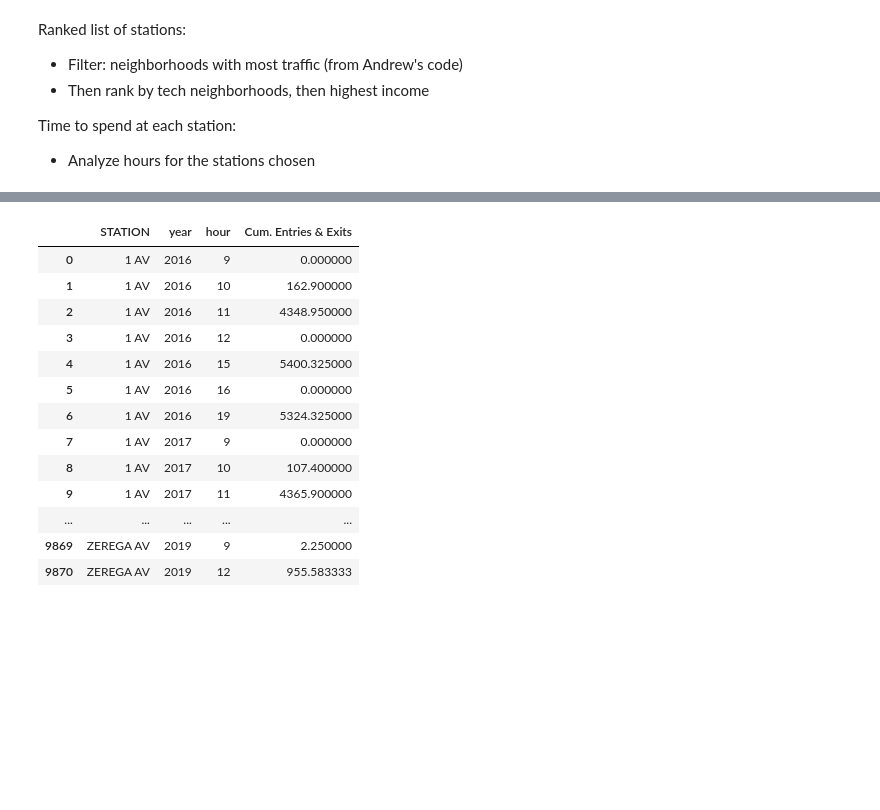
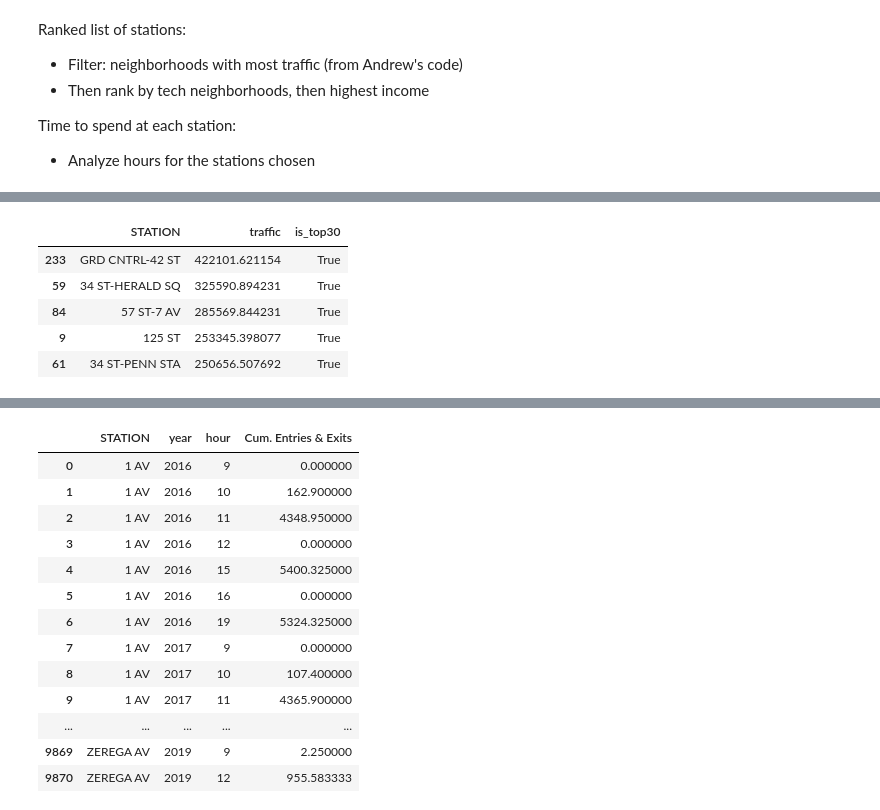
Before and after one commit to collindching/MTA-Turnstile-Analysis, a Jupyter notebook: Data Exploration (Collin).ipynb, the cells around one changed output, grey strips where cells are left out. Cells and saved outputs as stored; diff of their text form; code cells hidden in the pictures; blank space fills up the shorter version.

```diff
--- a/Data Exploration (Collin).ipynb
+++ b/Data Exploration (Collin).ipynb
@@ -22,0 +32,11 @@ Index(['TURNSTILE', 'STATION', 'year', 'hour', 'WD vs WE', 'ENTRIES', 'EXITS',
+# %%
+stations_av['is_top30'] = False
+stations_av.iloc[0:30, 2] = True
+stations_av.head()
+# %% [output]
+|  | STATION | traffic | is_top30 |
+| 233 | GRD CNTRL-42 ST | 422101.621154 | True |
+| 59 | 34 ST-HERALD SQ | 325590.894231 | True |
+| 84 | 57 ST-7 AV | 285569.844231 | True |
+| 9 | 125 ST | 253345.398077 | True |
+| 61 | 34 ST-PENN STA | 250656.507692 | True |
```
Also changed, not shown: parts of 5 cells of this notebook.
